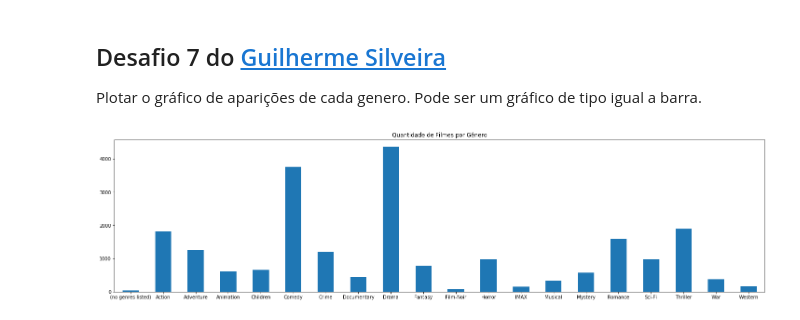
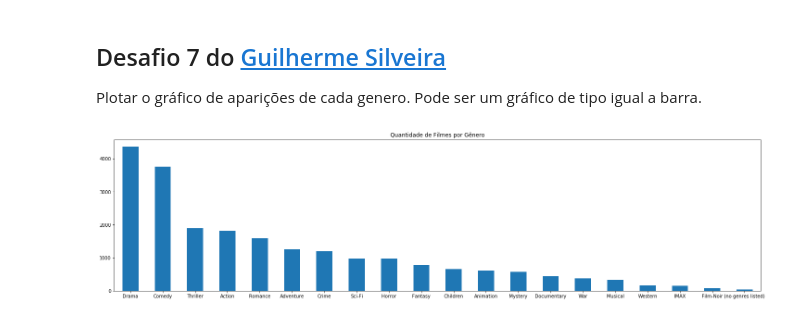
Before and after one commit to SilviaLucia/Alura, a Jupyter notebook: quarentenadados/QuarentenaDados Filmes_aula01.ipynb, the cells around one changed output. Saved outputs shown, nothing was run; the diff lists cells and outputs as text; code cells hidden in the pictures.

```diff
--- a/quarentenadados/QuarentenaDados Filmes_aula01.ipynb
+++ b/quarentenadados/QuarentenaDados Filmes_aula01.ipynb
@@ -350,13 +352,13 @@ dados_dos_filmes.head()
 
 Plotar o gráfico de aparições de cada genero. Pode ser um gráfico de tipo igual a barra.
 # %%
-generos.sum().plot(kind='bar',figsize=(25,6),
+generos.sum().sort_values(ascending=False).plot(kind='bar',figsize=(25,6),
                    use_index=True,
                    title="Quantidade de Filmes por Gênero",
                    rot=0)
 plt.show()
 # %% [output]
-[figure, old version]
+[figure, new version]
 # %%
 qtd_generos.plot(kind="bar",figsize=(25,6),
                    title="Quantidade de Filmes por Gênero",
```
Also changed, not shown: parts of 4 cells of this notebook.
